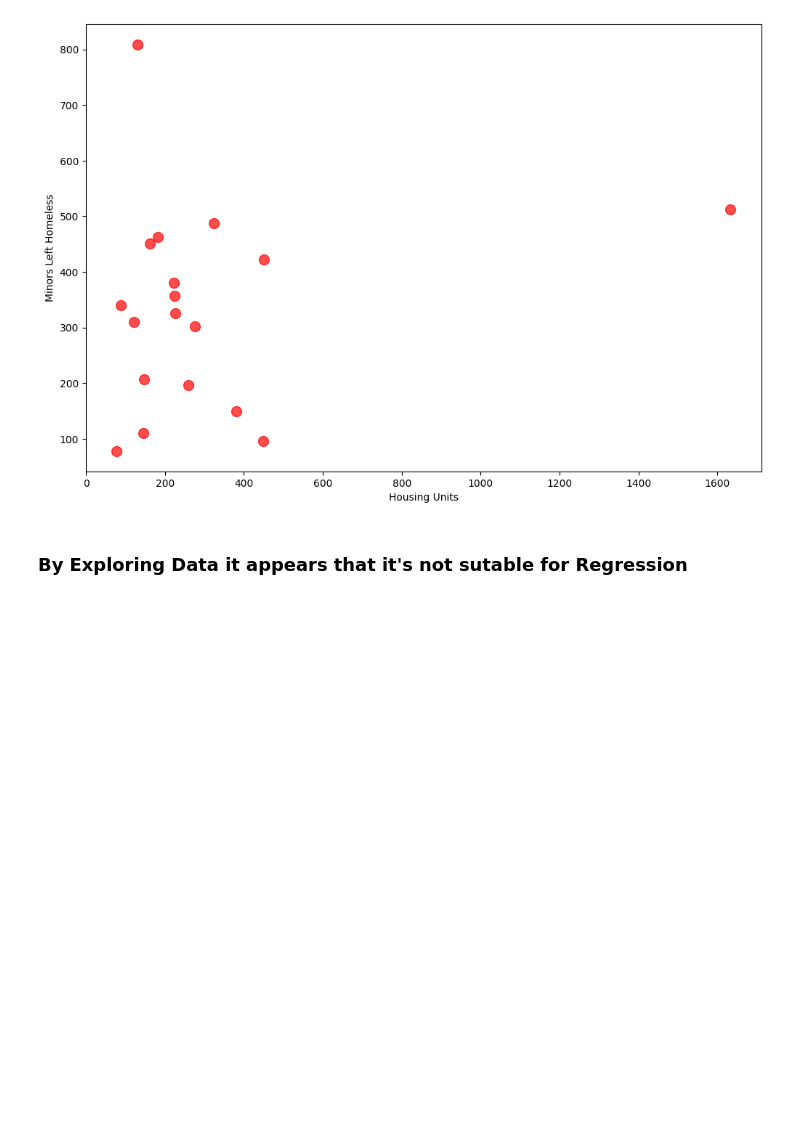
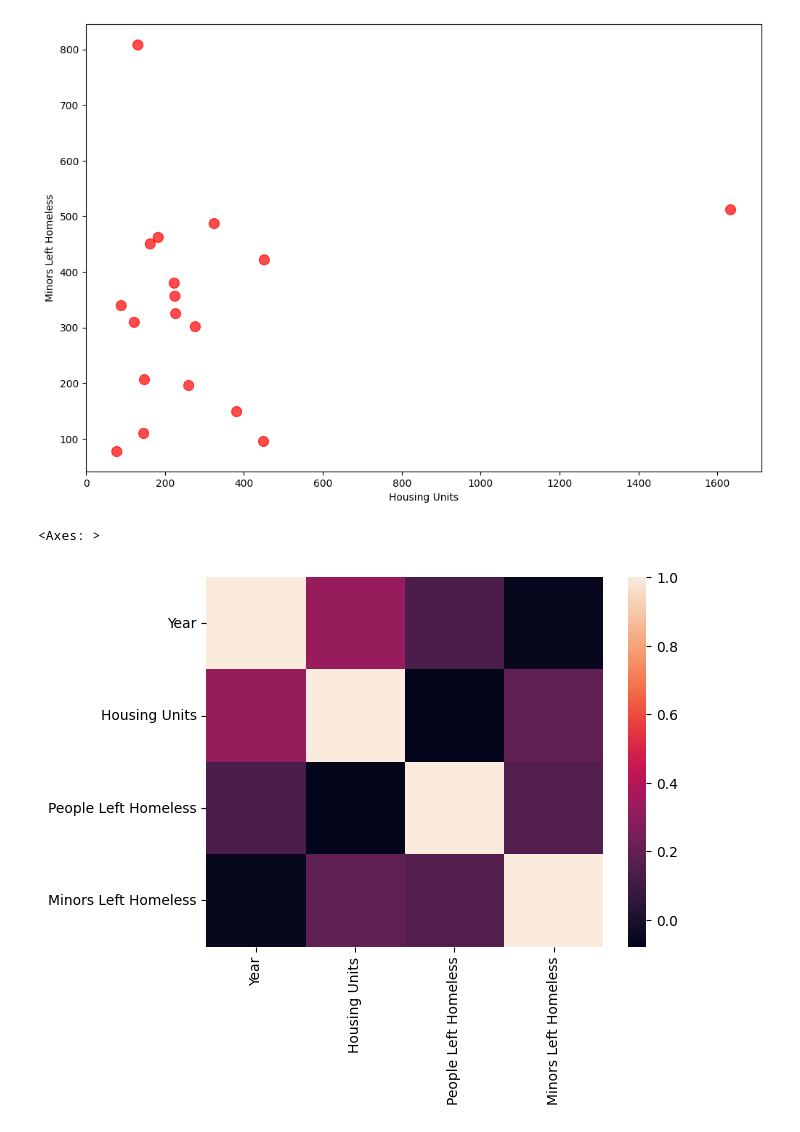
Before and after one commit to MoAly7yaei/RihalIntern, a Jupyter notebook: Regression/notebook.ipynb, the cells around one changed output. Cells and saved outputs as stored; diff of their text form; code cells hidden in the pictures; blank space fills up the shorter version.

Commit message:
There is no correlated data

```diff
--- a/Regression/notebook.ipynb
+++ b/Regression/notebook.ipynb
@@ -12,4 +12,4 @@ WORK_DIR = os.getcwd()
 # %% [markdown]
 ## Now we load Dataset
 # %%
-data = pd.read_csv(WORK_DIR + '\\data\\House Demolitions in Palestine.csv')
+data = pd.read_csv(WORK_DIR + '/data/House Demolitions in Palestine.csv')
@@ -303,5 +301,8 @@ plt.ylabel('Minors Left Homeless')
 plt.show()
 # %% [output]
 [figure]
-# %% [markdown]
-### By Exploring Data it appears that it's not sutable for Regression
+# %%
+sns.heatmap(eng_df.corr())
+# %% [output]
+<Axes: >
+[figure, added]
```
Also changed, not shown: parts of 1 cell of this notebook.
